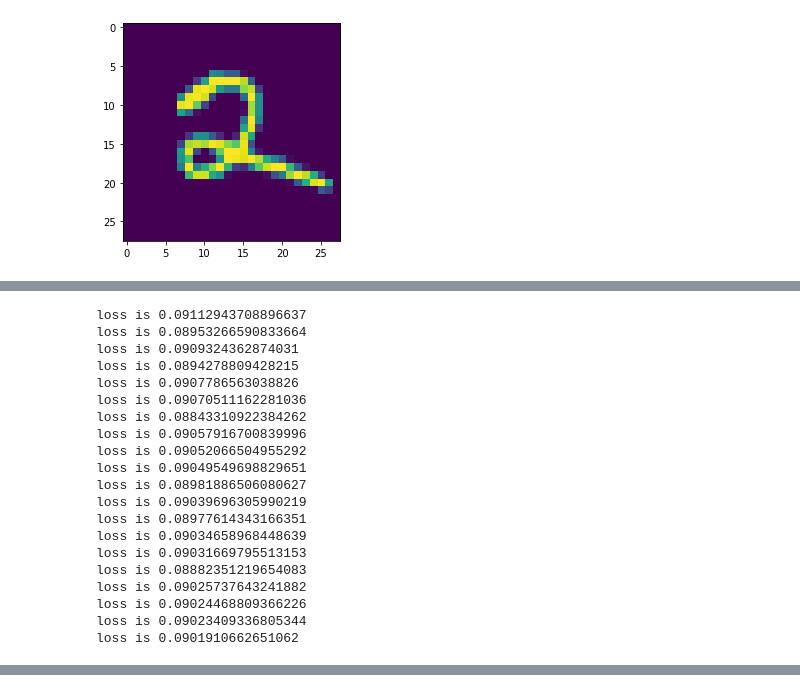
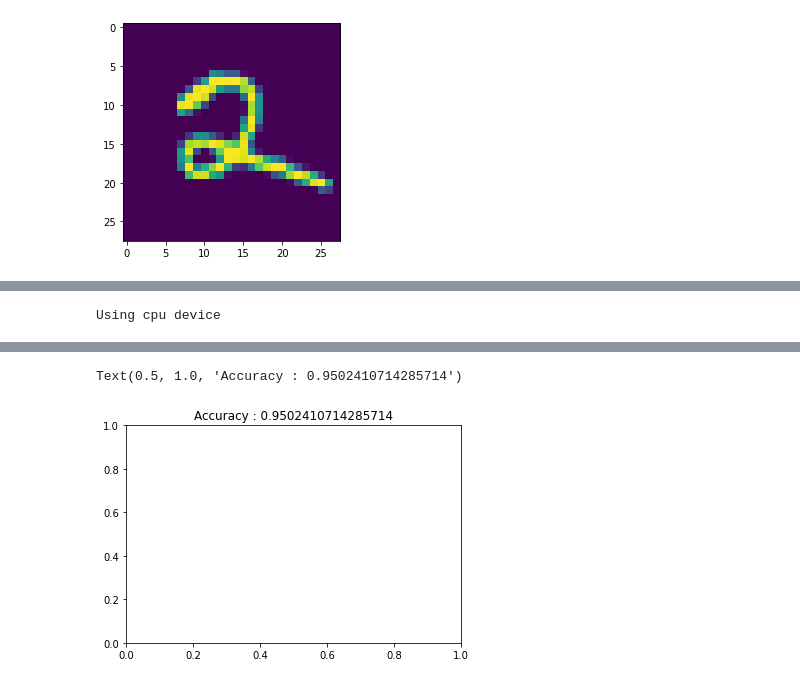
Before and after one commit to Adrg01/Digit-recognizer-, a Jupyter notebook: main.ipynb, the cells around one changed output, grey strips where cells are left out. Saved outputs shown, nothing was run; the diff lists cells and outputs as text; code cells hidden in the pictures.

Commit message:
updated training to 10 epochs

```diff
--- a/main.ipynb
+++ b/main.ipynb
@@ -55,11 +54,5 @@ plt.imshow(sample_image)
 <matplotlib.image.AxesImage at 0x...>
 [figure]
 # %%
-for i,image in enumerate(train_data):
-    train_data[i] = image/torch.max(image)
+for i,image in enumerate(data):
+    data[i] = image/torch.max(image)
-# %%
-model = model_archit.model()
-loss_fn = nn.MSELoss()
-optimizer = torch.optim.SGD(model.parameters(),lr=0.01)
-loss_list=[]
-one_hot_labels = F.one_hot(labels,10).float()
@@ -71,0 +62,4 @@ torch.Size([42000, 10])
+# %%
+train_x, val_x, train_label, val_label = tts(data, labels, train_size=0.8, shuffle=True)
+train_oh = F.one_hot(train_label,10).float()
+val_oh = F.one_hot(val_label,10).float()
@@ -72,41 +80,41 @@ torch.Size([42000, 10])
 # %%
+import model_archit
+
+model = model_archit.model()
+loss_fn = nn.MSELoss()
+batch_size=16
 loss_list=[]
-for epoch in range(10):
-    for i,(image, label) in enumerate(zip(train_data,one_hot_labels)):
+accuracy_list=[]
+alpha_0=0.1   #decaying learning rate parameters
+alpha = 7
+epochs=10
+for epoch in range(epochs):
+    lr = alpha_0/(1+alpha*epoch)
+    optimizer = torch.optim.SGD(model.parameters(),lr=lr)
+
+    for i,(image, label) in enumerate(zip(train_x,train_oh)):
         loss_minilist=[]
+        accu=[]
         image = torch.reshape(image,(1,1,28,28))
         pred=model(image)
         loss=loss_fn(pred,label)
+        accu.append(int(model.output.item() is np.argmax(label).item()))
         loss.backward()
         loss_minilist.append(loss.detach().numpy())
-        if i%64==0:
+        if i%batch_size==0:
             loss_list.append(np.mean(loss_minilist))
             loss_minilist=[]
             optimizer.step()
             optimizer.zero_grad()
-        if i%5000==0:
-            print(f'loss is {loss_list[-1]}')
-    print(f'epoch {epoch} completed ----------------')
+        # if i%5000==0:
+            # print(f'loss is {loss_list[-1]}')
+        accuracy = np.sum(accu)/len(accu)
+        accuracy_list.append(accuracy)
+    # print(f'epoch accuracy was {accuracy*100}%')
+    print(f'epoch {epoch} completed ---------accuracy:{round(accuracy*100,2)}%')
 
-plt.plot(loss_list)
+model_accuracy = np.sum(accuracy_list)/len(accuracy_list)
+# plt.plot(loss_list)
+plt.title(f'Accuracy : {model_accuracy}')
 # %% [output]
-loss is 0.09112943708896637
-loss is 0.08953266590833664
-loss is 0.0909324362874031
-loss is 0.0894278809428215
-loss is 0.0907786563038826
-loss is 0.09070511162281036
-loss is 0.08843310922384262
-loss is 0.09057916700839996
-loss is 0.09052066504955292
-loss is 0.09049549698829651
-loss is 0.08981886506080627
-loss is 0.09039696305990219
-loss is 0.08977614343166351
-loss is 0.09034658968448639
-loss is 0.09031669795513153
-loss is 0.08882351219654083
-loss is 0.09025737643241882
-loss is 0.09024468809366226
-loss is 0.09023409336805344
-loss is 0.0901910662651062
+Using cpu device
@@ -112,0 +131,2 @@ loss is 0.0901910662651062
+Text(0.5, 1.0, 'Accuracy : 0.9502410714285714')
+[figure, added]
```
Also changed, not shown: parts of 25 cells of this notebook.
